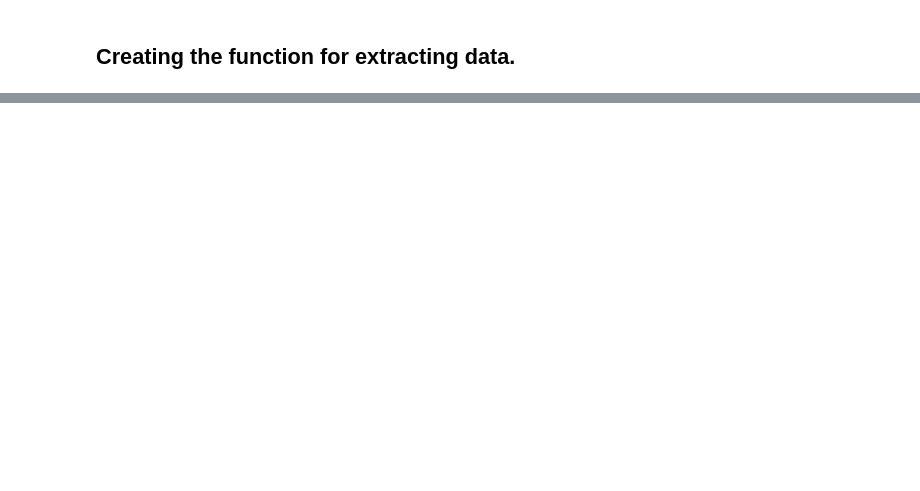
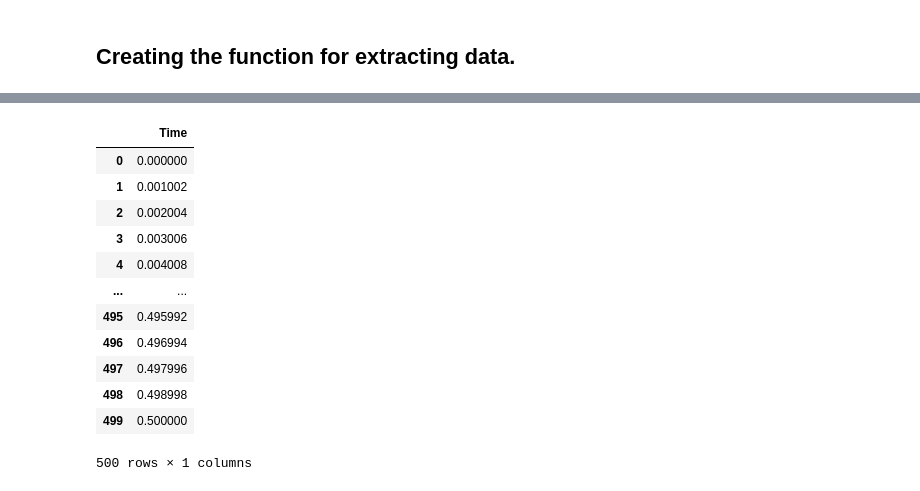
Before and after one commit to abhijeetmangela/Cylender_flow_ML, a Jupyter notebook: Burgers Equation/Burgers_data.ipynb, the cells around one changed output, grey strips where cells are left out. Cells and saved outputs as stored; diff of their text form; code cells hidden in the pictures; blank space fills up the shorter version.

```diff
--- a/Burgers Equation/Burgers_data.ipynb
+++ b/Burgers Equation/Burgers_data.ipynb
@@ -54,0 +61,17 @@ plt.grid()
+# %%
+df["Time"] = time_loc
+df
+# %% [output]
+|  | Time |
+| 0 | 0.000000 |
+| 1 | 0.001002 |
+| 2 | 0.002004 |
+| 3 | 0.003006 |
+| 4 | 0.004008 |
+| ... | ... |
+| 495 | 0.495992 |
+| 496 | 0.496994 |
+| 497 | 0.497996 |
+| 498 | 0.498998 |
+| 499 | 0.500000 |
+500 rows × 1 columns
```
Also changed, not shown: parts of 13 cells of this notebook, 3 other files.
